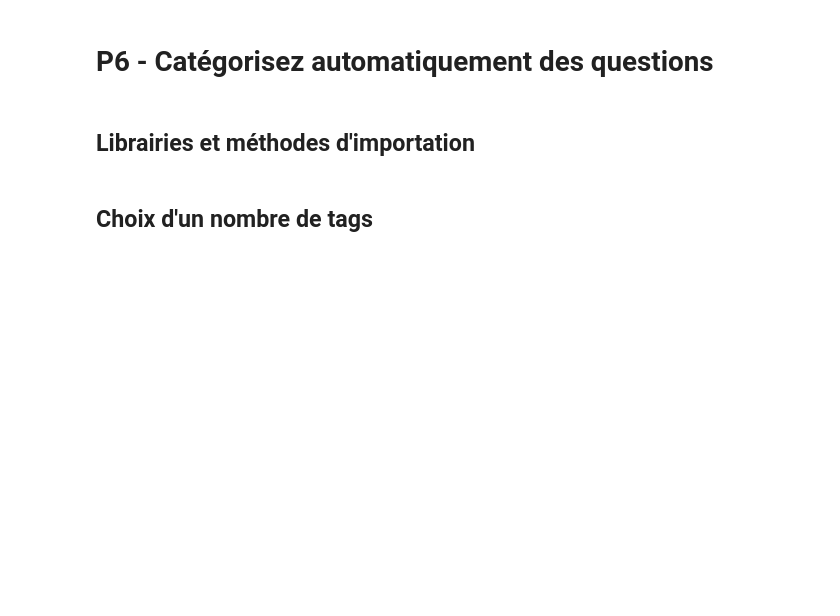
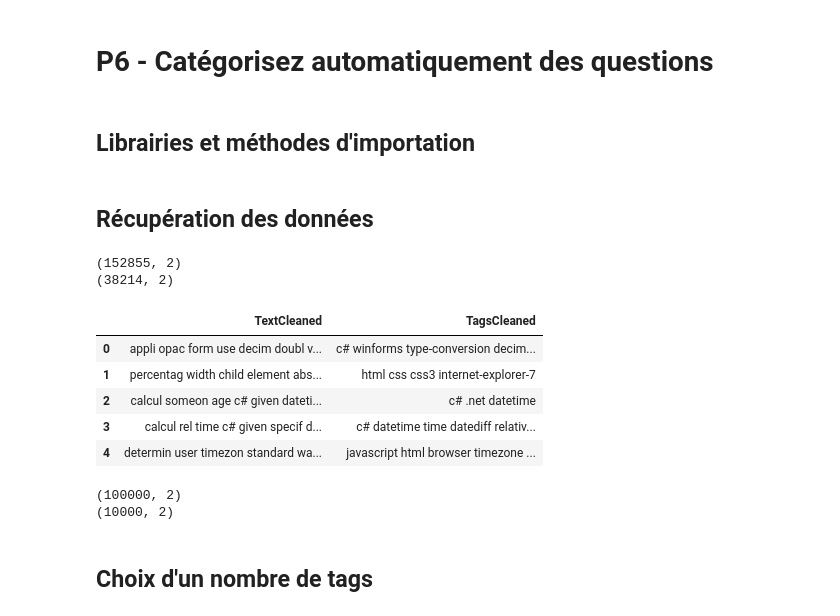
Before and after one commit to morganscao/Projet6, a Jupyter notebook: Notebooks/P6 - Exploration-Supervised.ipynb, the cells around one changed output. Drawn from its saved outputs; the diff is of its cells as text; code cells hidden in the pictures; blank space fills up the shorter version.

```diff
--- a/Notebooks/P6 - Exploration-Supervised.ipynb
+++ b/Notebooks/P6 - Exploration-Supervised.ipynb
@@ -59,6 +58,34 @@ def save_sklearn_obj(obj, name):
 
 def load_sklearn_obj(name):
     return joblib.load(CT_DIR + name + '.pkl')
+# %% [markdown]
+## Récupération des données
+# %%
+df_train = pd.read_csv(CT_DIR + 'df_train.csv')
+df_test = pd.read_csv(CT_DIR + 'df_test.csv')
+print(df_train.shape)
+print(df_test.shape)
+df_train.head()
+# %% [output]
+(152855, 2)
+(38214, 2)
+|  | TextCleaned | TagsCleaned |
+| 0 | appli opac form use decim doubl v... | c# winforms type-conversion decim... |
+| 1 | percentag width child element abs... | html css css3 internet-explorer-7 |
+| 2 | calcul someon age c# given dateti... | c# .net datetime |
+| 3 | calcul rel time c# given specif d... | c# datetime time datediff relativ... |
+| 4 | determin user timezon standard wa... | javascript html browser timezone ... |
+# %%
+
+# Samples pour les tests
+if True:
+    df_train = df_train[:100000]
+    df_test = df_test[:10000]
+    print(df_train.shape)
+    print(df_test.shape)
+# %% [output]
+(100000, 2)
+(10000, 2)
 # %% [markdown]
 ## Choix d'un nombre de tags
 # %%
```
Also changed, not shown: parts of 12 cells of this notebook, 4 other files.
